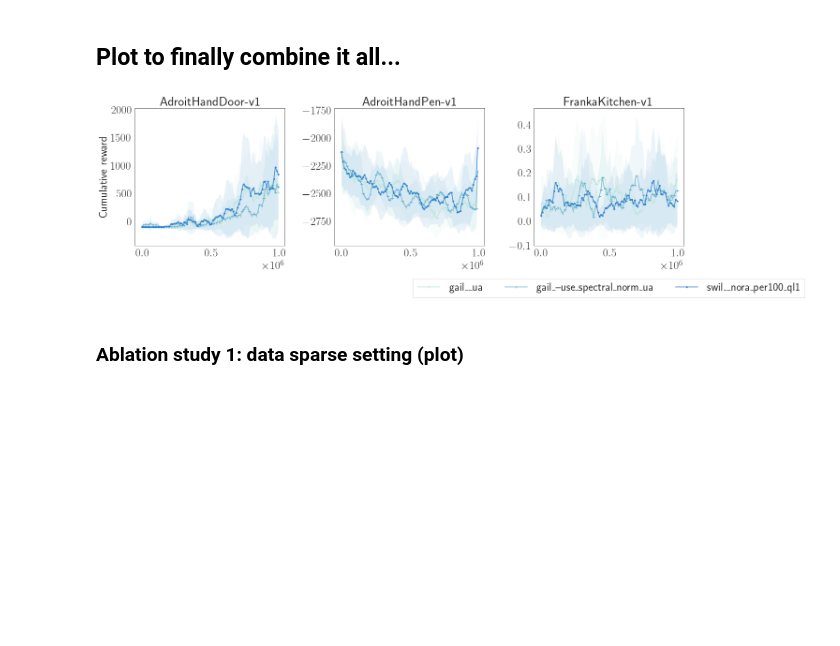
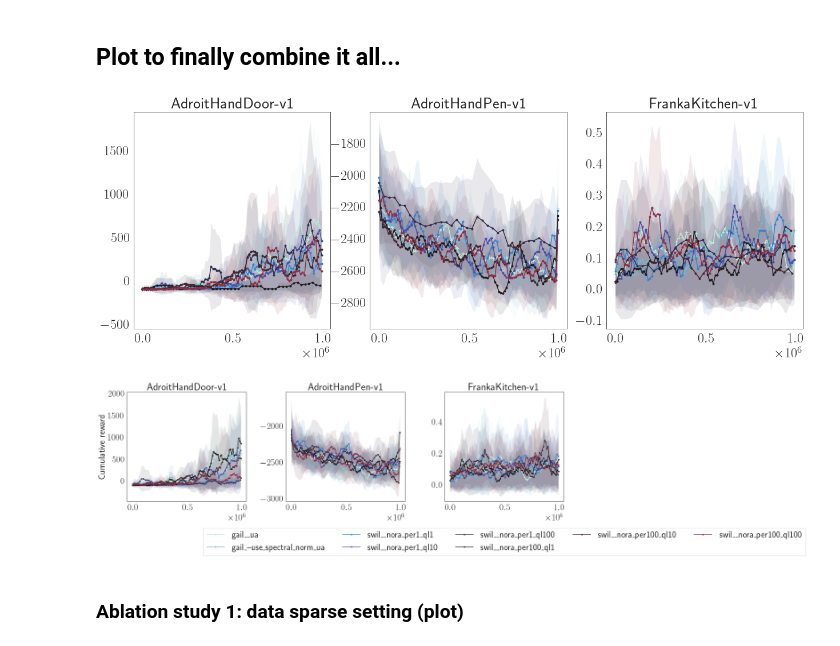
Before and after one commit to iov9000/cleanrl, a Jupyter notebook: cleanrl/notebooks/load_results_2111_adrfra.ipynb, the cells around one changed output. Drawn from its saved outputs; the diff is of its cells as text; code cells hidden in the pictures; blank space fills up the shorter version.

```diff
--- a/cleanrl/notebooks/load_results_2111_adrfra.ipynb
+++ b/cleanrl/notebooks/load_results_2111_adrfra.ipynb
@@ -645,9 +627,10 @@ def plot_comp(d_ms_swil, d_ms_gail, n_demo=10, nobs_swil=[''], swil_per=1, swil_
     #plt.legend(loc="lower left", ncol=len(df.columns))
     #plt.savefig(f"plots/ss{ss}_ql{swil_ql}_nd{n_demo}.png", dpi=300, bbox_inches='tight')
 # %%
-plot_comp(d_mustd_swil, d_ms_gail=d_mustd_gail, nobs_swil=[''], swil_per=[100], swil_ql=[1])
+plot_comp(d_mustd_swil, d_ms_gail=d_mustd_gail, n_demo=[1,10], nobs_swil=[''], swil_per=[1,100], swil_ql=[1,10,100])
 # %% [output]
-[figure, old version]
+[figure, new version]
+[figure, added]
 # %%
 font_size = 32
 matplotlib.rcParams['font.size'] = font_size
```
Also changed, not shown: parts of 2 cells of this notebook, 18 other files.
